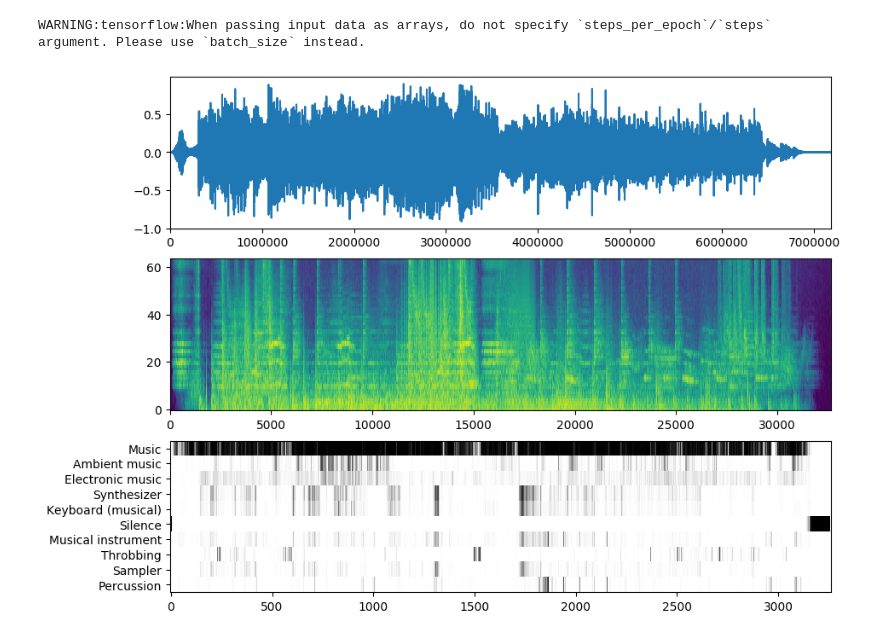
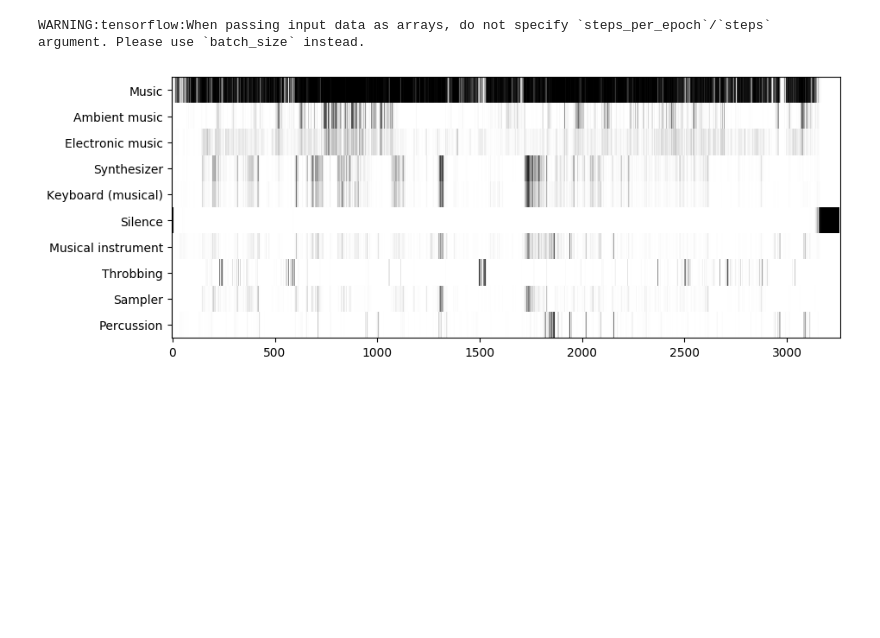
Before and after one commit to tang-ji/music-genre-classification, a Jupyter notebook: yamnet.ipynb, the cells around one changed output. Cells and saved outputs as stored; diff of their text form; code cells hidden in the pictures; blank space fills up the shorter version.

Commit message:
add draw prediction

```diff
--- a/yamnet.ipynb
+++ b/yamnet.ipynb
@@ -17,6 +17,6 @@ WARNING:tensorflow:When passing input data as arrays, do not specify `steps_per_
 # %%
 ipd.Audio(wav_data.T, rate=sr)
 # %%
-draw_result(wav_data, model.class_names, scores, spectrogram)
+draw_prediction(model.class_names, scores)
 # %% [output]
-[figure, old version]
+[figure, new version]
```
Also changed, not shown: 1 other file.
